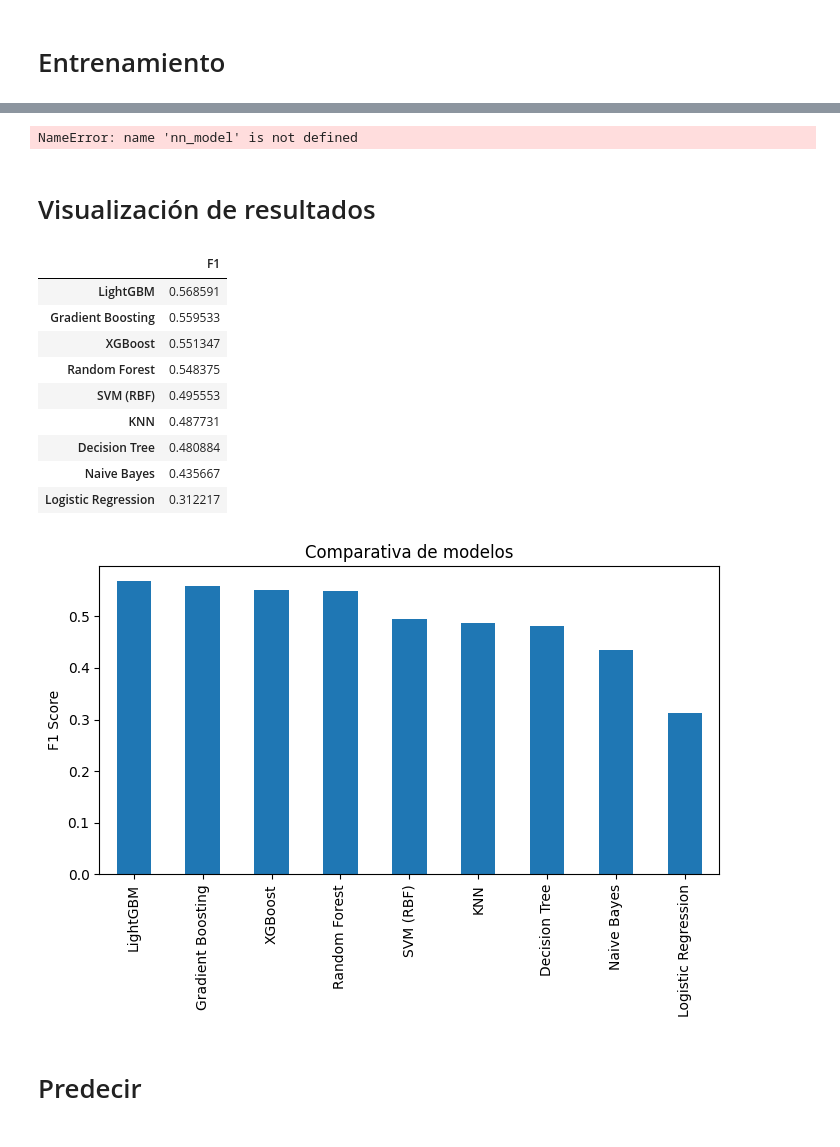
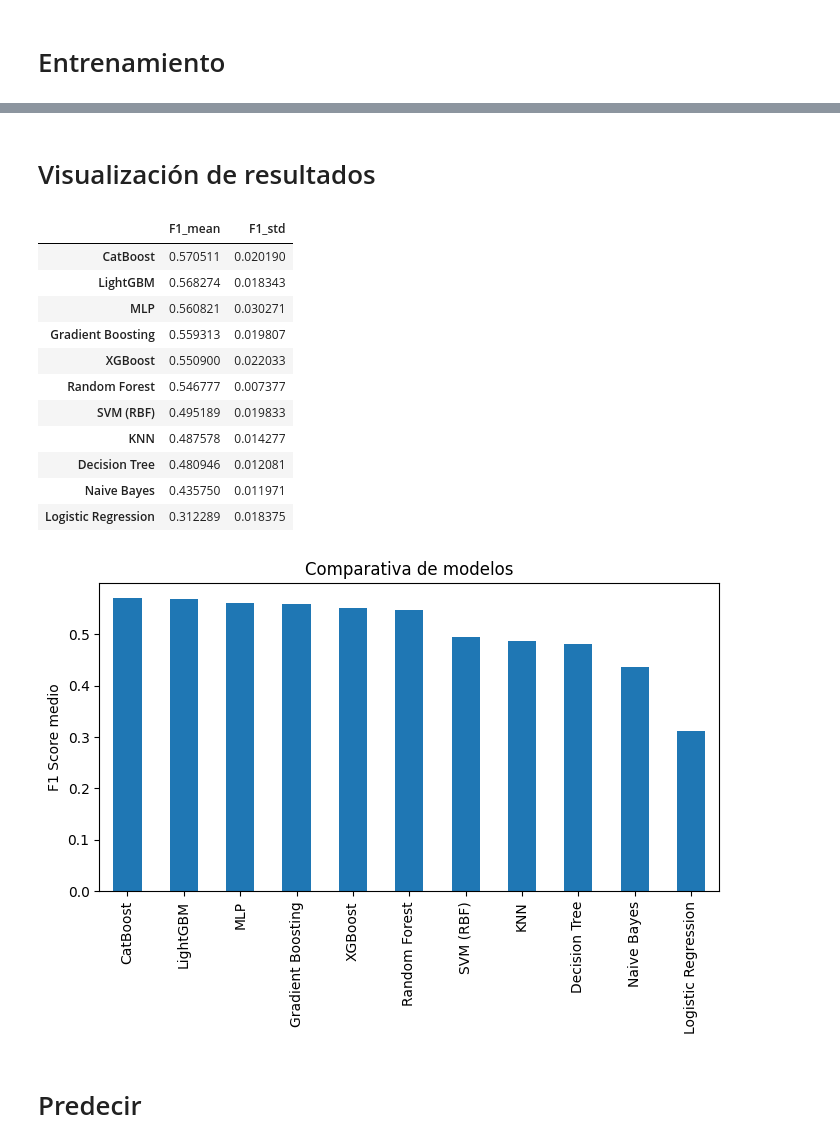
Before and after one commit to mayumar/Trabajo-Final-Ciencia-de-Datos, a Jupyter notebook: trabajo_final.ipynb, the cells around one changed output, grey strips where cells are left out. Drawn from its saved outputs; the diff is of its cells as text; code cells hidden in the pictures.

```diff
--- a/trabajo_final.ipynb
+++ b/trabajo_final.ipynb
@@ -381,20 +360,13 @@ models["CatBoost"] = CatBoostSklearn(depth=8, iterations=500, learning_rate=0.05
 # %%
-from scikeras.wrappers import KerasClassifier
-from tensorflow.keras.models import Sequential
-from tensorflow.keras.layers import Dense
+from sklearn.neural_network import MLPClassifier
 
-# Función de construcción compatible con scikeras
-def build_nn(X=None, y=None):
-    model = Sequential([
-        Dense(64, activation='relu', input_shape=(X.shape[1],)),  # input_shape explícito
-        Dense(32, activation='relu'),
-        Dense(1, activation='sigmoid')  # salida binaria
-    ])
-    model.compile(optimizer='adam', loss='binary_crossentropy', metrics=['accuracy'])
-    return model
-
-# Wrapper scikeras
-nn_model = KerasClassifier(model=build_nn, epochs=20, batch_size=32, verbose=0)
+models["MLP"] = MLPClassifier(
+    # hidden_layer_sizes=(100, 50),
+    # activation="relu",
+    # solver="adam",
+    # max_iter=500,
+    random_state=42
+)
 # %% [markdown]
 # Entrenamiento
 # %%
@@ -563,37 +427,29 @@ sklearn.exceptions.NotFittedError: This Pipeline instance is not fitted yet. Cal
-# %%
-nn_pipeline = Pipeline([
-    ("preprocess", preprocessor),  # tu ColumnTransformer
-    ("clf", nn_model)
-])
-
-scores = cross_val_score(nn_pipeline, X, y, cv=5, scoring='f1')
-print("F1 medio:", scores.mean())
-# %% [output]
-NameError: name 'nn_model' is not defined
 # %% [markdown]
 # Visualización de resultados
 # %%
-df_results = pd.DataFrame(results, index=["F1"]).T
-df_results = df_results.sort_values("F1", ascending=False)
+df_results = pd.DataFrame(results, index=["F1_mean", "F1_std"]).T
+df_results = df_results.sort_values("F1_mean", ascending=False)
 df_results
 # %% [output]
-|  | F1 |
-| LightGBM | 0.568591 |
-| Gradient Boosting | 0.559533 |
-| XGBoost | 0.551347 |
-| Random Forest | 0.548375 |
-| SVM (RBF) | 0.495553 |
-| KNN | 0.487731 |
-| Decision Tree | 0.480884 |
-| Naive Bayes | 0.435667 |
-| Logistic Regression | 0.312217 |
+|  | F1_mean | F1_std |
+| CatBoost | 0.570511 | 0.020190 |
+| LightGBM | 0.568274 | 0.018343 |
+| MLP | 0.560821 | 0.030271 |
+| Gradient Boosting | 0.559313 | 0.019807 |
+| XGBoost | 0.550900 | 0.022033 |
+| Random Forest | 0.546777 | 0.007377 |
+| SVM (RBF) | 0.495189 | 0.019833 |
+| KNN | 0.487578 | 0.014277 |
+| Decision Tree | 0.480946 | 0.012081 |
+| Naive Bayes | 0.435750 | 0.011971 |
+| Logistic Regression | 0.312289 | 0.018375 |
 # %%
-df_results['F1'].plot(kind='bar', figsize=(8,4))
-plt.ylabel('F1 Score')
+df_results['F1_mean'].plot(kind='bar', figsize=(8,4))
+plt.ylabel('F1 Score medio')
 plt.title('Comparativa de modelos')
 plt.show()
 # %% [output]
-[figure, old version]
+[figure, new version]
 # %% [markdown]
 # Predecir
 # %%
```
Also changed, not shown: parts of 10 cells of this notebook, 4 other files.
